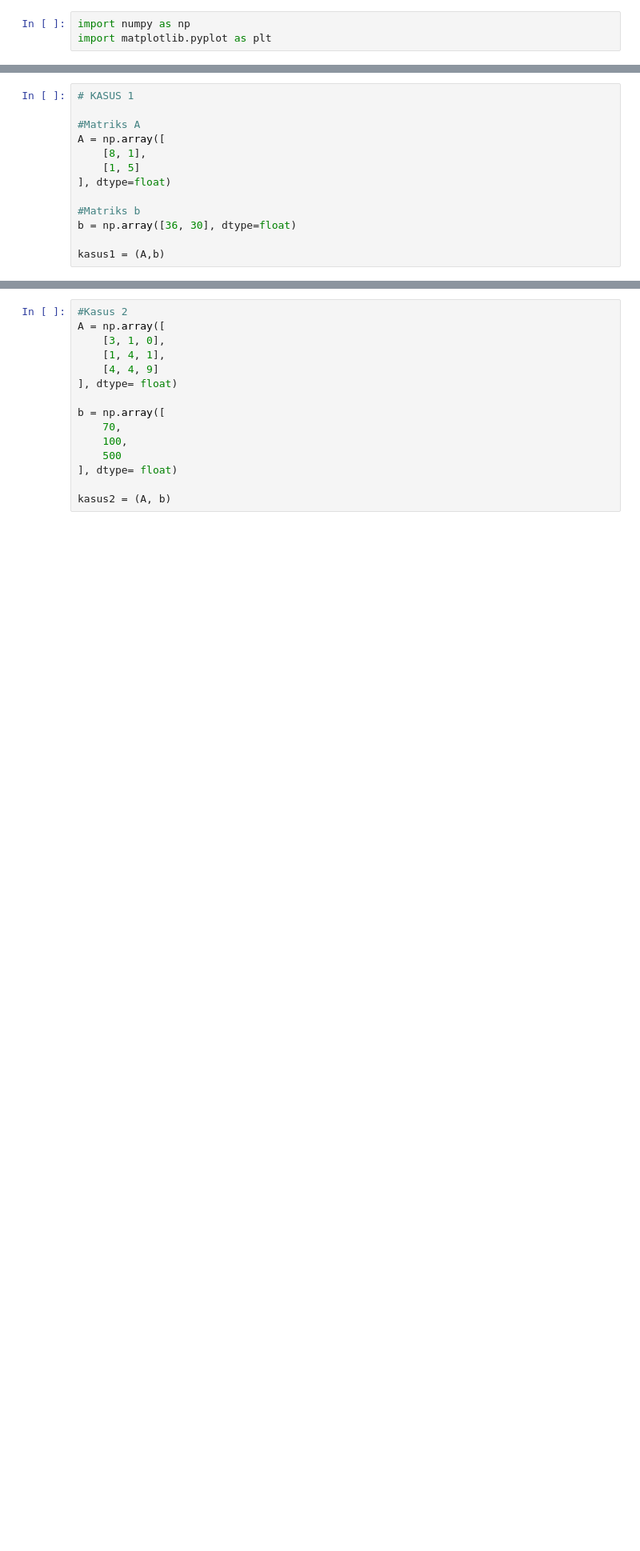
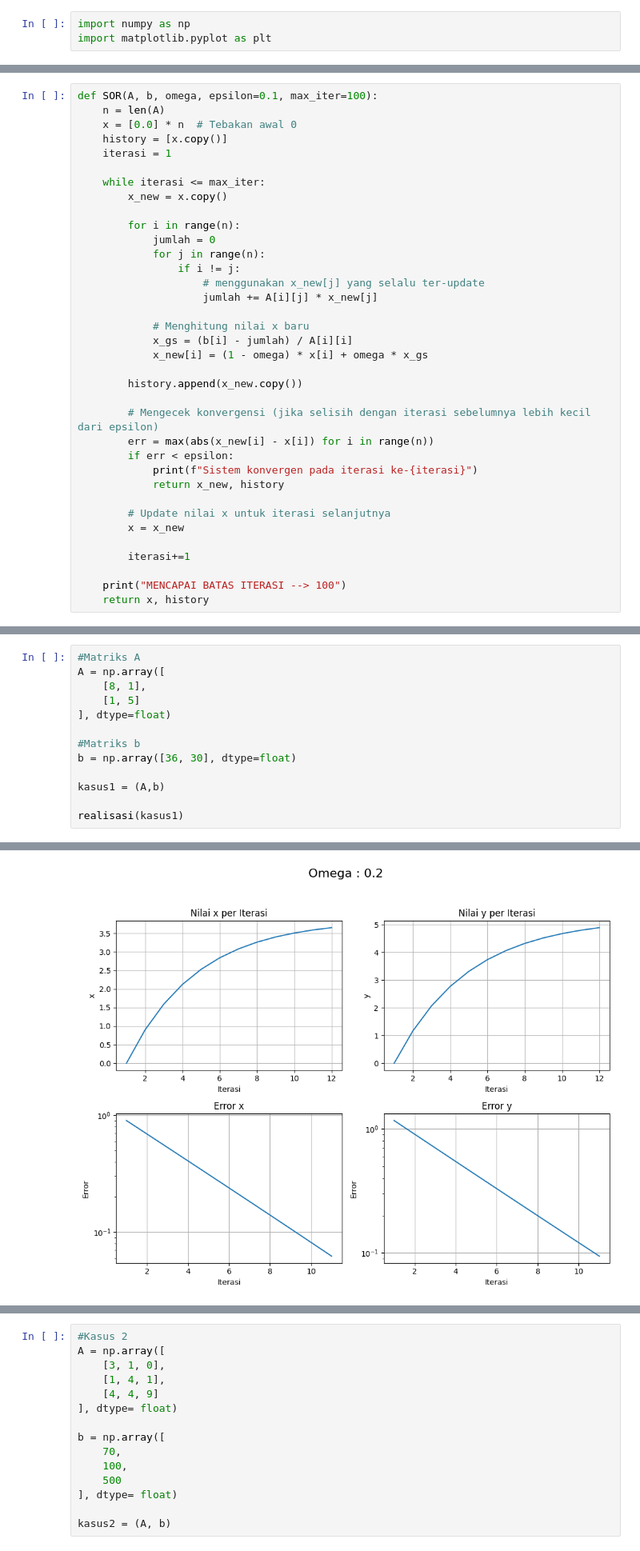
Before and after one commit to 404visco/IoT-Kelompok9, a Jupyter notebook: SEM 2/MetNum/SPL/tugas.ipynb, the cells around one changed output, grey strips where cells are left out. Shown at 80% size. Cells and saved outputs as stored; diff of their text form; blank space fills up the shorter version.

```diff
--- a/SEM 2/MetNum/SPL/tugas.ipynb
+++ b/SEM 2/MetNum/SPL/tugas.ipynb
@@ -57,0 +6,36 @@ $$
+# %%
+def SOR(A, b, omega, epsilon=0.1, max_iter=100):
+    n = len(A)
+    x = [0.0] * n  # Tebakan awal 0
+    history = [x.copy()]
+    iterasi = 1
+
+    while iterasi <= max_iter:
+        x_new = x.copy()
+
+        for i in range(n):
+            jumlah = 0
+            for j in range(n):
+                if i != j:
+                    # menggunakan x_new[j] yang selalu ter-update
+                    jumlah += A[i][j] * x_new[j]
+
+            # Menghitung nilai x baru
+            x_gs = (b[i] - jumlah) / A[i][i]
+            x_new[i] = (1 - omega) * x[i] + omega * x_gs
+
+        history.append(x_new.copy())
+
+        # Mengecek konvergensi (jika selisih dengan iterasi sebelumnya lebih kecil dari epsilon)
+        err = max(abs(x_new[i] - x[i]) for i in range(n))
+        if err < epsilon:
+            print(f"Sistem konvergen pada iterasi ke-{iterasi}")
+            return x_new, history
+
+        # Update nilai x untuk iterasi selanjutnya
+        x = x_new
+
+        iterasi+=1
+
+    print("MENCAPAI BATAS ITERASI --> 100")
+    return x, history
@@ -58,6 +167,4 @@ $$
 # %%
-# KASUS 1
-
 #Matriks A
 A = np.array([
     [8, 1],
@@ -68,3 +175,6 @@ A = np.array([
 b = np.array([36, 30], dtype=float)
 
 kasus1 = (A,b)
+
+realisasi(kasus1)
+# %% [output]
@@ -70,0 +186 @@ kasus1 = (A,b)
+[figure, added]
```
Also changed, not shown: parts of 13 cells of this notebook.
